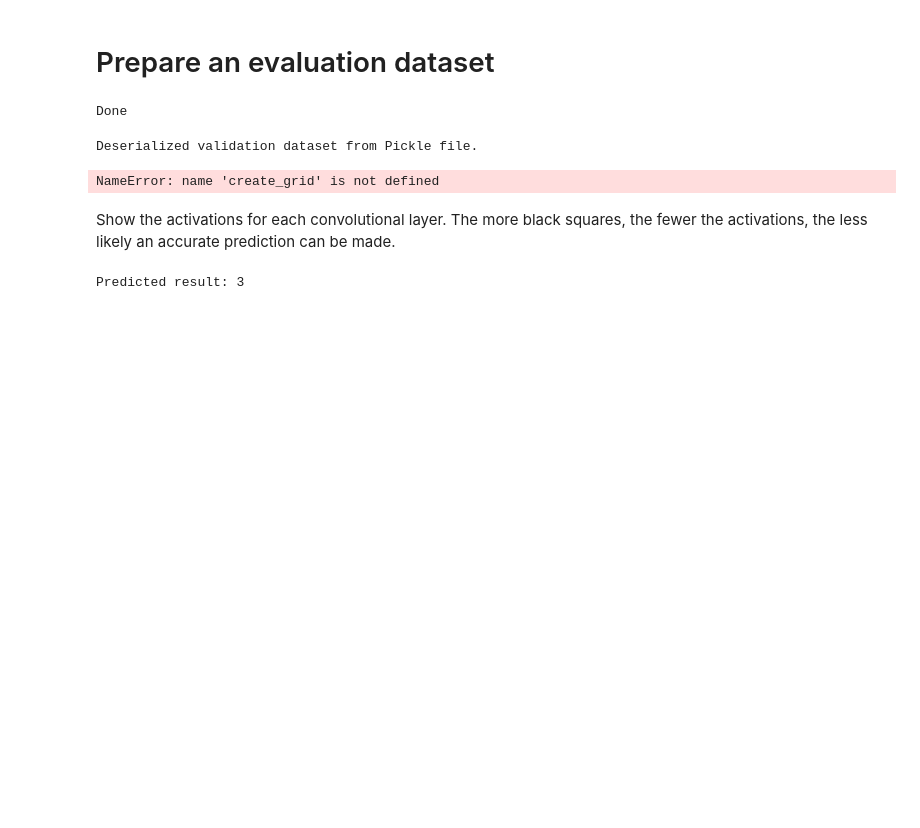
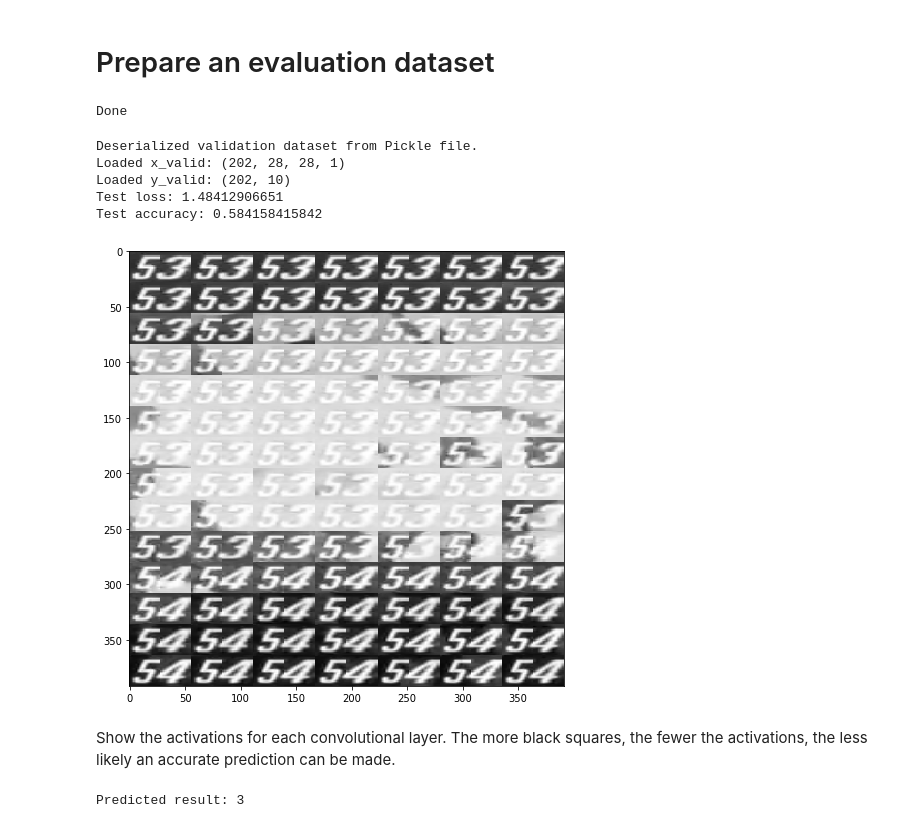
Before and after one commit to carsontang/overwatch-vision-analytics, a Jupyter notebook: overwatch-ult-charge.ipynb, the cells around one changed output. Drawn from its saved outputs; the diff is of its cells as text; code cells hidden in the pictures; blank space fills up the shorter version.

```diff
--- a/overwatch-ult-charge.ipynb
+++ b/overwatch-ult-charge.ipynb
@@ -82,0 +82,21 @@ plt.show()
+# %%
+# (x_train, y_train), (x_test, y_test), input_shape = core.load_mnist_data()
+# print(x_train.shape)
+# image = x_train[0]
+# print(image.shape)
+# print(x_train.shape)
+(x_train, y_train), (x_test, y_test), input_shape = core.load_synthetic_ow_ult_meter_data()
+# plt.imshow(x_train[1000].reshape((28, 28)))
+# plt.imshow(x_test[0].reshape((28, 28)))
+print(x_train.shape)
+print(y_train.shape)
+print(x_test.shape)
+print(y_test.shape)
+print(input_shape)
+"""
+(15625, 28, 28, 1)
+(15625, 10)
+(202, 28, 28, 1)
+(202, 10)
+(28, 28, 1)
+"""
@@ -287,35 +316,39 @@ def visualize(images, N=16):
 # Load dataset and display samples
 x_valid, y_valid = load_sheared_dataset()
 # for i, region in enumerate(random.sample(range(len(x_valid)), 16)):
 #     plt.subplot(4, 4, i+1)
 #     plt.imshow(x_valid[i])
 #     plt.title("%d-th image: %d" % (region, y_valid[i]))
 
 # plt.tight_layout()
 # plt.show()
 
 x_valid = np.array(list(map(preprocess, x_valid)))
 plt.imshow(create_grid(x_valid[:200], 14, 14), cmap='gray')
 x_valid = x_valid.reshape(len(x_valid), 28, 28, 1)
-y_valid = keras.utils.to_categorical(np.array(y_valid), num_classes)
+y_valid = keras.utils.to_categorical(np.array(y_valid), conf.NUM_CLASSES)
 
 print("Loaded x_valid:", x_valid.shape)
 print("Loaded y_valid:", y_valid.shape)
 
 score = model.evaluate(x_valid, y_valid, verbose=0)
 print('Test loss:', score[0])
 print('Test accuracy:', score[1])
 
 # Print actual and predicted results per image.
 # with open('results_slanted.csv', 'w') as f:
 #     for i, pair in enumerate(zip(x_val, y_val)):
 #         x, y = pair
 #         actual = np.argmax(y)
 #         predicted = np.argmax(model.predict(x.reshape(1, 28, 28, 1)))
 #         f.write("[%d] actual=%d, predicted=%d\n" % (i, actual, predicted))
 # %% [output]
 Deserialized validation dataset from Pickle file.
+Loaded x_valid: (202, 28, 28, 1)
+Loaded y_valid: (202, 10)
+Test loss: 1.48412906651
+Test accuracy: 0.584158415842
-NameError: name 'create_grid' is not defined
+[figure, added]
 # %% [markdown]
 Show the activations for each convolutional layer. The more black squares, the fewer the activations, the less likely an accurate prediction can be made.
 # %%
```
Also changed, not shown: parts of 7 cells of this notebook, 2 other files.
